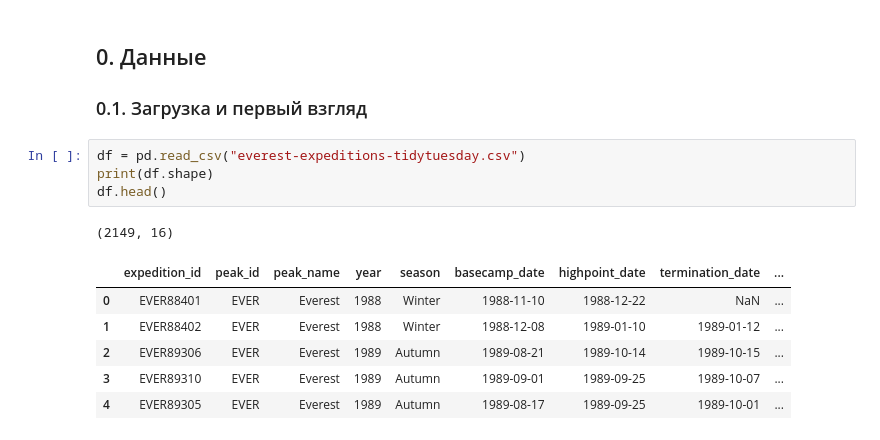
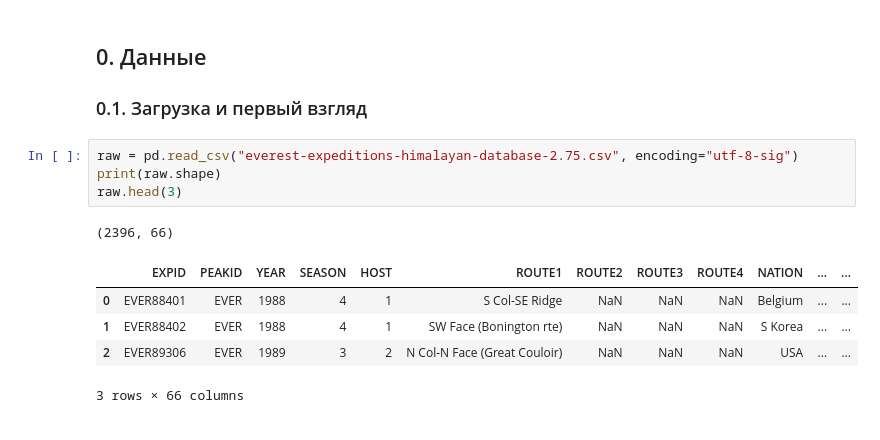
Before and after one commit to Vovamujik/stata_ai_2026_lab3, a Jupyter notebook: Lab3_Everest.ipynb, the cells around one changed output. Saved outputs shown, nothing was run; the diff lists cells and outputs as text.

```diff
--- a/Lab3_Everest.ipynb
+++ b/Lab3_Everest.ipynb
@@ -31,14 +29,13 @@ BLUE, ORANGE, AQUA, GREY = "#2a78d6", "#eb6834", "#1baf7a", "#9a9993"
 
 ### 0.1. Загрузка и первый взгляд
 # %%
-df = pd.read_csv("everest-expeditions-tidytuesday.csv")
-print(df.shape)
-df.head()
+raw = pd.read_csv("everest-expeditions-himalayan-database-2.75.csv", encoding="utf-8-sig")
+print(raw.shape)
+raw.head(3)
 # %% [output]
-(2149, 16)
+(2396, 66)
-|  | expedition_id | peak_id | peak_name | year | season | basecamp_date | highpoint_date | termination_date | ... |
-| 0 | EVER88401 | EVER | Everest | 1988 | Winter | 1988-11-10 | 1988-12-22 | NaN | ... |
-| 1 | EVER88402 | EVER | Everest | 1988 | Winter | 1988-12-08 | 1989-01-10 | 1989-01-12 | ... |
-| 2 | EVER89306 | EVER | Everest | 1989 | Autumn | 1989-08-21 | 1989-10-14 | 1989-10-15 | ... |
-| 3 | EVER89310 | EVER | Everest | 1989 | Autumn | 1989-09-01 | 1989-09-25 | 1989-10-07 | ... |
-| 4 | EVER89305 | EVER | Everest | 1989 | Autumn | 1989-08-17 | 1989-09-25 | 1989-10-01 | ... |
+|  | EXPID | PEAKID | YEAR | SEASON | HOST | ROUTE1 | ROUTE2 | ROUTE3 | ROUTE4 | NATION | ... | ... |
+| 0 | EVER88401 | EVER | 1988 | 4 | 1 | S Col-SE Ridge | NaN | NaN | NaN | Belgium | ... | ... |
+| 1 | EVER88402 | EVER | 1988 | 4 | 1 | SW Face (Bonington rte) | NaN | NaN | NaN | S Korea | ... | ... |
+| 2 | EVER89306 | EVER | 1989 | 3 | 2 | N Col-N Face (Great Couloir) | NaN | NaN | NaN | USA | ... | ... |
+3 rows × 66 columns
```
Also changed, not shown: parts of 284 cells of this notebook, 2 other files.
